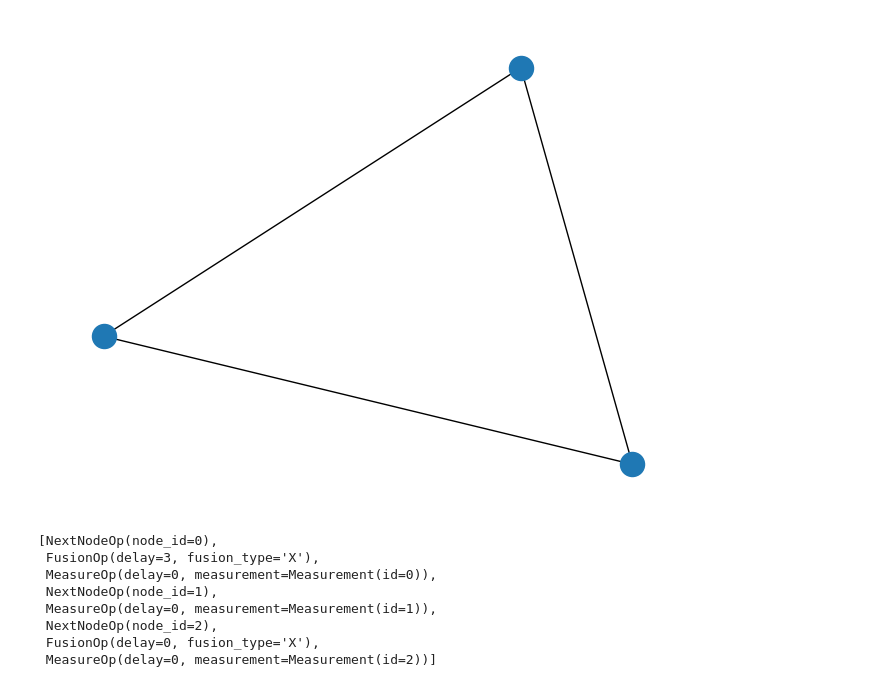
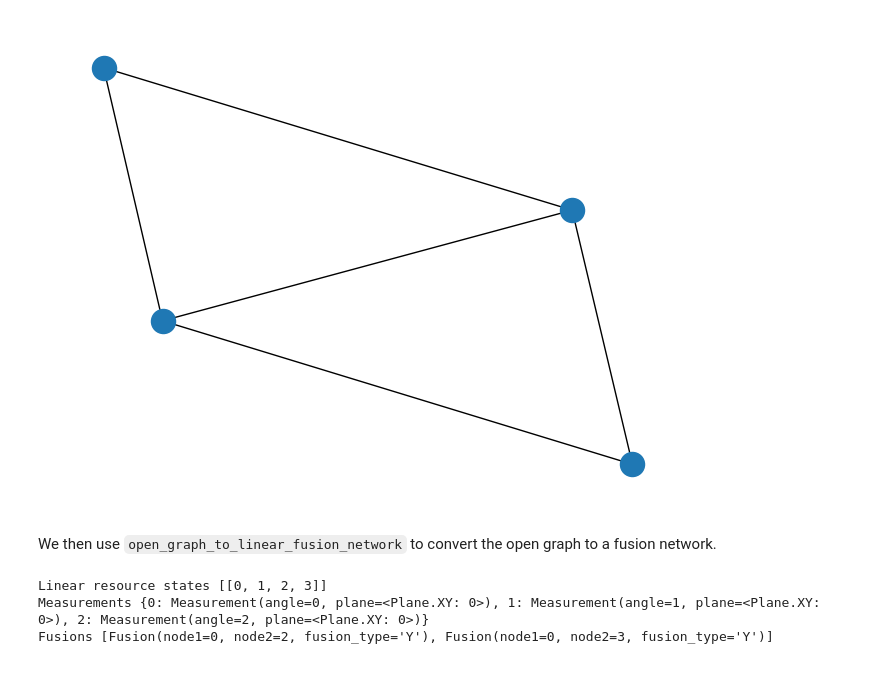
Before and after one commit to quantinuum-dev/optyx, a Jupyter notebook: examples/Compiler.ipynb, the cells around one changed output. Cells and saved outputs as stored; diff of their text form; code cells hidden in the pictures.

```diff
--- a/examples/Compiler.ipynb
+++ b/examples/Compiler.ipynb
@@ -11,5 +11,11 @@ import networkx as nx
 # %%
-g = nx.Graph([(0, 1), (0, 2), (2, 1)])
+g = nx.Graph([(0, 1), (0, 2), (2, 1), (0, 3), (2, 3)])
+meas = {i: Measurement(i, Plane.XY) for i in range (3)}
+inputs = [0]
+outputs = [3]
+
+og = OpenGraph(g, meas, inputs, outputs)
+
 nx.draw(g)
 # %% [output]
-[figure, old version]
+[figure, new version]
@@ -24,12 +22,13 @@ og = OpenGraph(g, meas, inputs, outputs)
+# %% [markdown]
+We then use `open_graph_to_linear_fusion_network` to convert the open graph to a fusion network.
 # %%
-from optyx.compiler.semm import compile_to_semm
-compile_to_semm(og)
+from optyx.compiler.semm import open_graph_to_linear_fusion_network
+
+fn = open_graph_to_linear_fusion_network(og, 4)
+print("Linear resource states", fn.resources)
+print("Measurements", fn.measurements)
+print("Fusions", fn.fusions)
 # %% [output]
-[NextNodeOp(node_id=0),
- FusionOp(delay=3, fusion_type='X'),
- MeasureOp(delay=0, measurement=Measurement(id=0)),
- NextNodeOp(node_id=1),
- MeasureOp(delay=0, measurement=Measurement(id=1)),
- NextNodeOp(node_id=2),
- FusionOp(delay=0, fusion_type='X'),
- MeasureOp(delay=0, measurement=Measurement(id=2))]
+Linear resource states [[0, 1, 2, 3]]
+Measurements {0: Measurement(angle=0, plane=<Plane.XY: 0>), 1: Measurement(angle=1, plane=<Plane.XY: 0>), 2: Measurement(angle=2, plane=<Plane.XY: 0>)}
+Fusions [Fusion(node1=0, node2=2, fusion_type='Y'), Fusion(node1=0, node2=3, fusion_type='Y')]
```
Also changed, not shown: parts of 8 cells of this notebook, 1 other file.
